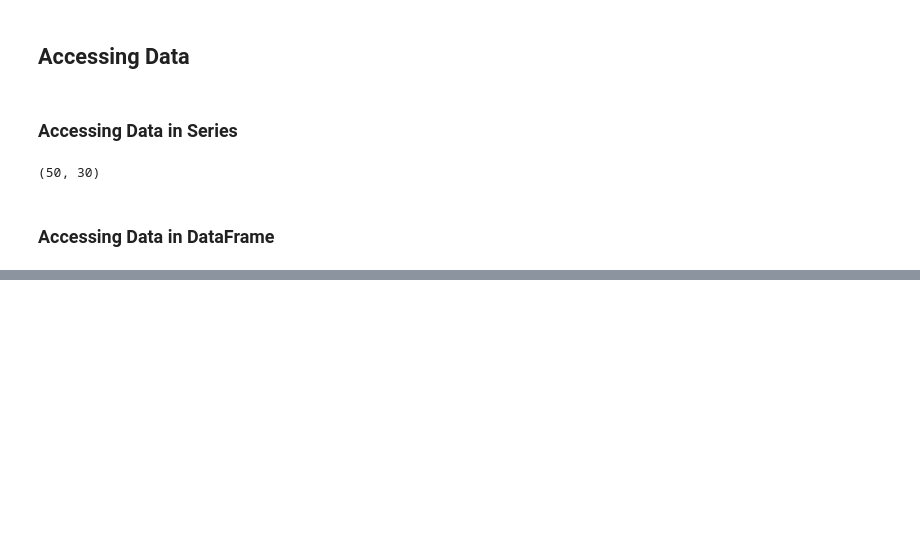
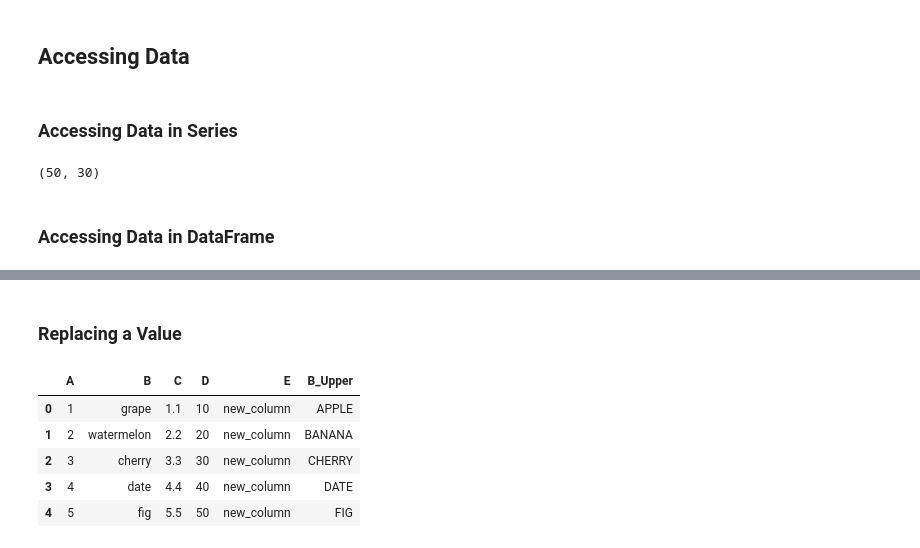
Before and after one commit to msfalif404/data-processing-pandas-cheathsheet, a Jupyter notebook: pandas_cheatsheet.ipynb, the cells around one changed output, grey strips where cells are left out. Drawn from its saved outputs; the diff is of its cells as text; code cells hidden in the pictures; blank space fills up the shorter version.

```diff
--- a/pandas_cheatsheet.ipynb
+++ b/pandas_cheatsheet.ipynb
@@ -306,0 +545,11 @@ ele_pos, ele_label
+# %%
+data_example = {
+    'A': [1,2,3,4,5],
+    'B': ['apple','banana','cherry','date','fig'],
+    'C': [1.1, 2.2, 3.3, 4.4, 5.5]
+}
+df = pd.DataFrame(data=data_example)
+
+df['D'] = df['A'] * 10
+df['E'] = 'new_column'
+df.head()
@@ -306,0 +586,3 @@ ele_pos, ele_label
+# %%
+df['B_Upper'] = df['B'].apply(lambda x: x.upper())
+df[['B_Upper','B']]
@@ -306,0 +596,17 @@ ele_pos, ele_label
+# %% [markdown]
+### Replacing a Value
+# %%
+df_replaced = df.replace({
+    'B': {
+        'apple': 'grape',
+        'banana': 'watermelon'
+    }
+})
+df_replaced
+# %% [output]
+|  | A | B | C | D | E | B_Upper |
+| 0 | 1 | grape | 1.1 | 10 | new_column | APPLE |
+| 1 | 2 | watermelon | 2.2 | 20 | new_column | BANANA |
+| 2 | 3 | cherry | 3.3 | 30 | new_column | CHERRY |
+| 3 | 4 | date | 4.4 | 40 | new_column | DATE |
+| 4 | 5 | fig | 5.5 | 50 | new_column | FIG |
```
Also changed, not shown: parts of 44 cells of this notebook.
